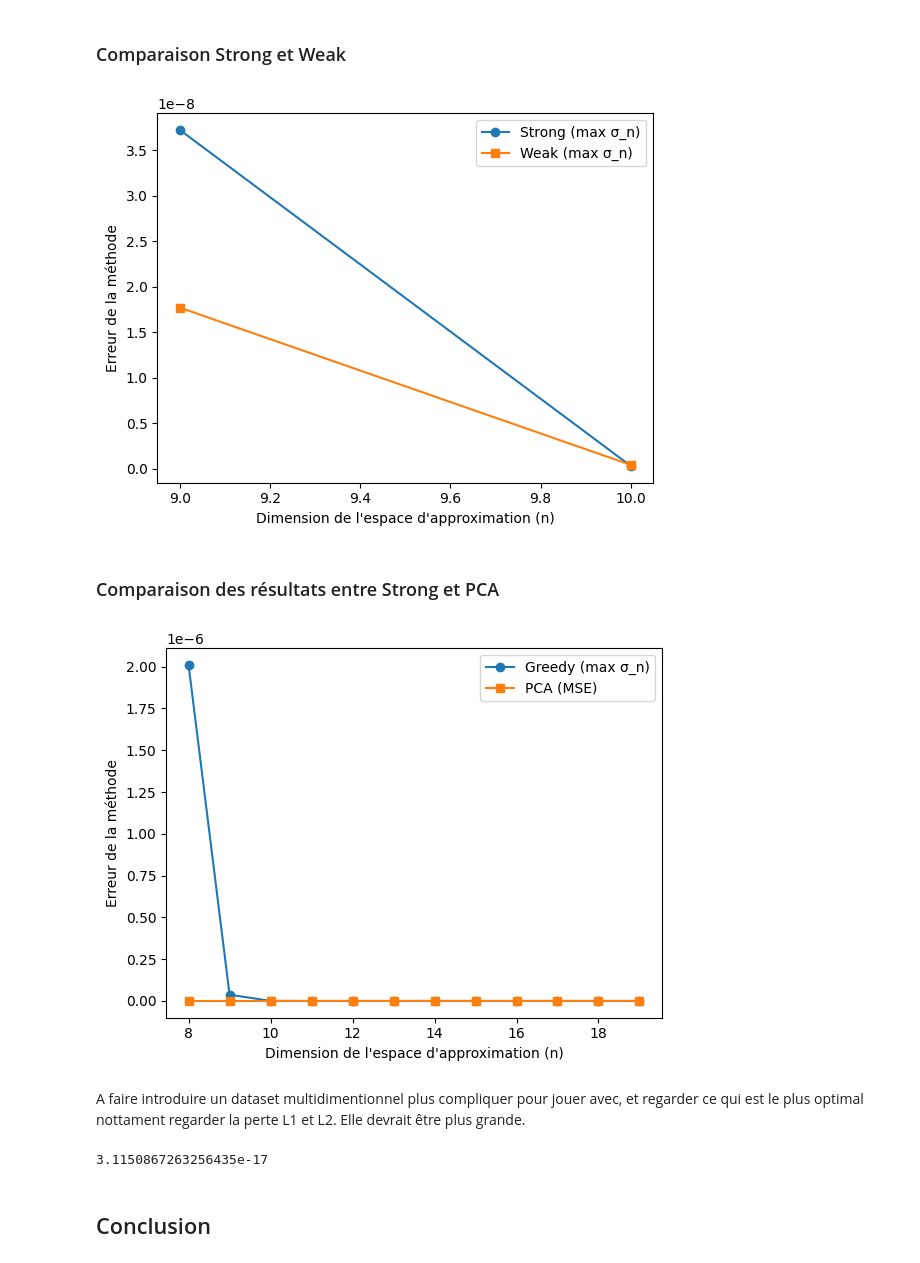
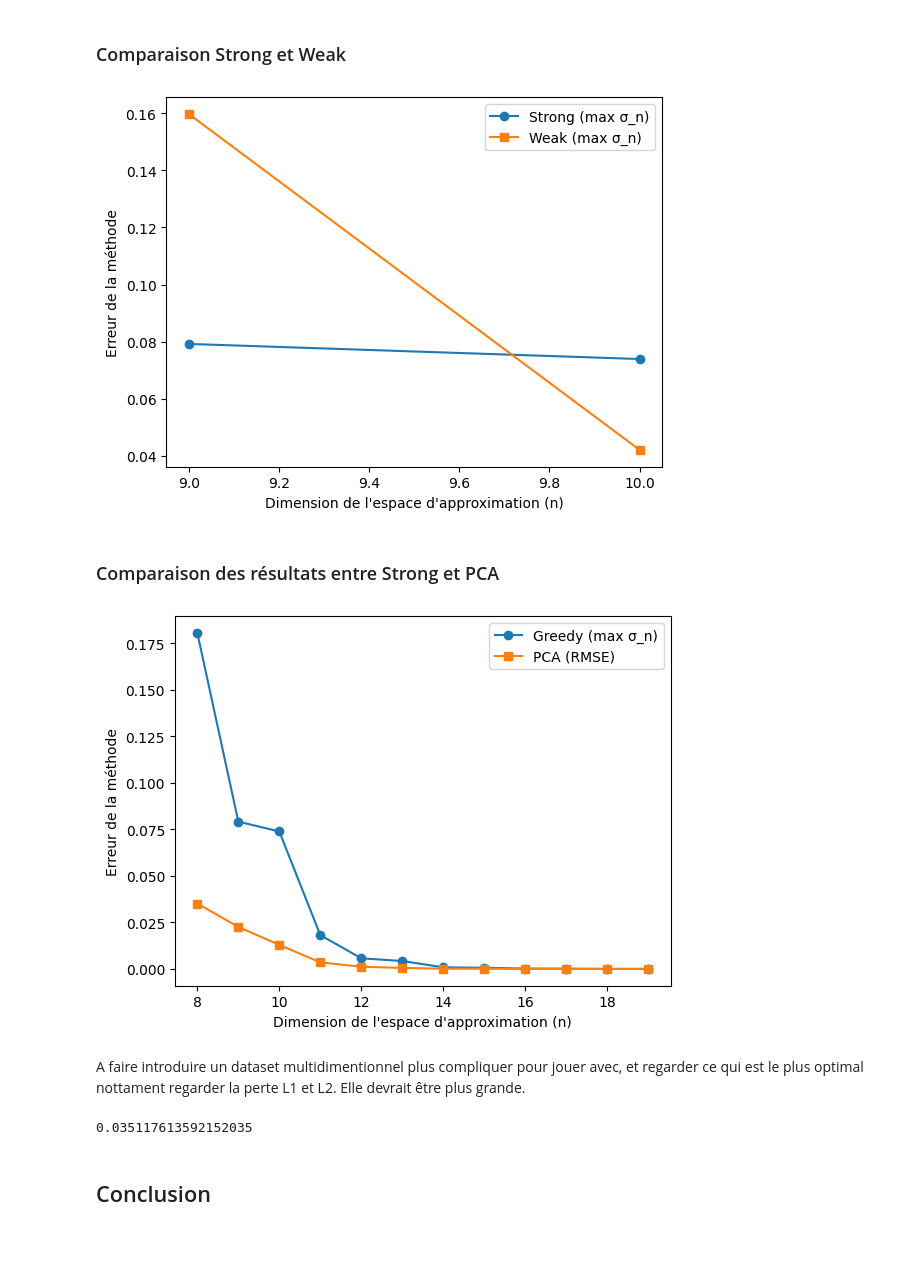
Before and after one commit to Viciciciccd/Greedy_n-withd, a Jupyter notebook: Greedy.ipynb, the cells around one changed output. Saved outputs shown, nothing was run; the diff lists cells and outputs as text; code cells hidden in the pictures.

```diff
--- a/Greedy.ipynb
+++ b/Greedy.ipynb
@@ -20,7 +27,7 @@ from scipy.optimize import minimize
 # Premier test
 t = np.linspace(0, 1, 100)
 K = np.linspace(0, 10, 1000)
-F1 = [np.sin(k * t) for k in K]
+F1 = [np.exp(np.sin(k * t))*np.sin(k*t) for k in K]
 
 # Deuxième test
 # %% [markdown]
@@ -226,21 +229,21 @@ plt.ylabel('Erreur de la méthode')
 plt.legend()
 plt.show()
 # %% [output]
-[figure, old version]
+[figure, new version]
 # %% [markdown]
 ### Comparaison des résultats entre Strong et PCA
 # %%
 n_values = range(8, 20)
 
 greedy_errors_strong = [stronggreedy(F1, n)[1][-1] for n in n_values]
 pca_errors = [pca_reduction(F1, n)[1] for n in n_values]
 
 plt.plot(n_values, greedy_errors_strong, 'o-', label='Greedy (max σ_n)')
-plt.plot(n_values, pca_errors, 's-', label='PCA (MSE)')
+plt.plot(n_values, pca_errors, 's-', label='PCA (RMSE)')
 plt.xlabel('Dimension de l\'espace d\'approximation (n)')
 plt.ylabel('Erreur de la méthode')
 plt.legend()
 plt.show()
 # %% [output]
-[figure, old version]
+[figure, new version]
 # %%
@@ -248,9 +251,9 @@ plt.show()
 # %% [markdown]
 A faire introduire un dataset multidimentionnel plus compliquer pour jouer avec, et regarder ce qui est le plus optimal nottament regarder la perte L1 et L2. Elle devrait être plus grande.
 # %%
-pca_reduction(F1, 9)[1]
+pca_reduction(F1, 8)[1]
 # %% [output]
-3.1150867263256435e-17
+0.035117613592152035
 # %% [markdown]
 ## Conclusion
 # %% [markdown]
```
Also changed, not shown: parts of 6 cells of this notebook.
